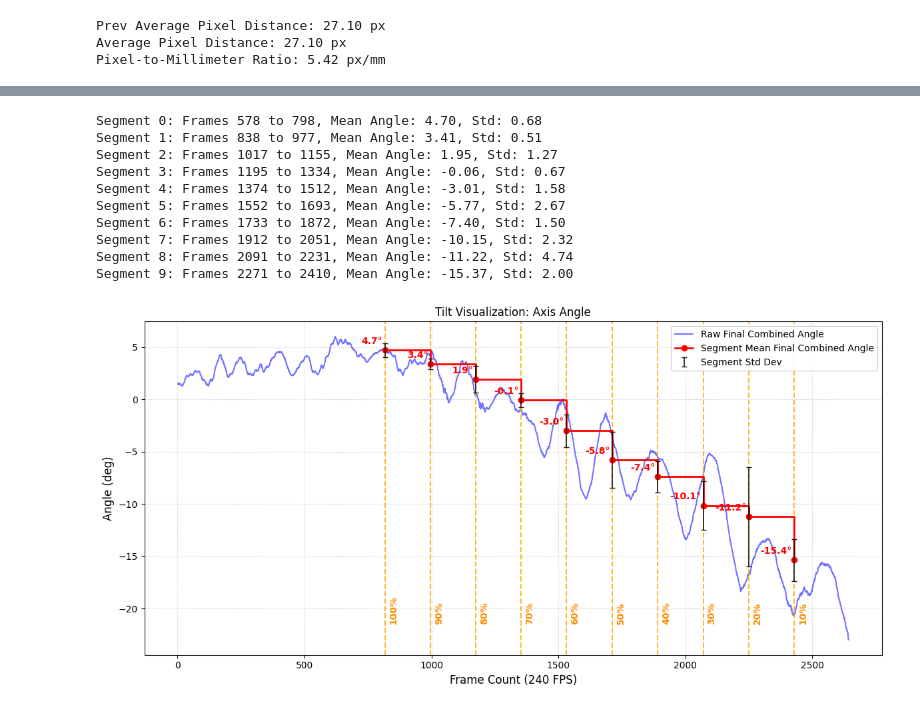
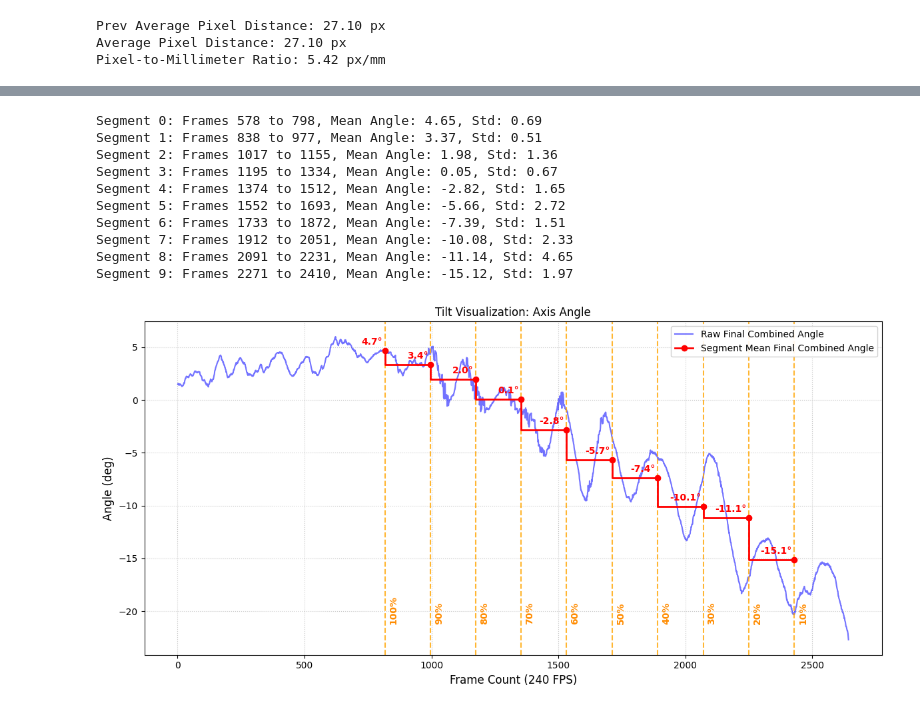
Before and after one commit to YingK8/FlyingRobotsLinLiweiLab, a Jupyter notebook: writeup/double.ipynb, the cells around one changed output, grey strips where cells are left out. Drawn from its saved outputs; the diff is of its cells as text; code cells hidden in the pictures.

```diff
--- a/writeup/double.ipynb
+++ b/writeup/double.ipynb
@@ -160,8 +160,8 @@ import pandas as pd
 import PIL.Image
 from IPython.display import display, clear_output
 
-# Area-based tilt reference
-A0 = None
+# Minor-axis tilt reference
+l0 = None
 
 while True:
     ret, frame = cap.read()
@@ -186,7 +186,7 @@ while True:
     prev_brightness = current_brightness
 
     # 3. Disconnect thin strings/sticks using Morphological Opening
-    kernel = cv2.getStructuringElement(cv2.MORPH_ELLIPSE, (11,11))
+    kernel = cv2.getStructuringElement(cv2.MORPH_ELLIPSE, (12,12))
     clean_mask = cv2.morphologyEx(binary, cv2.MORPH_OPEN, kernel)
 
     # 4. Find contours and strictly keep only the largest one
@@ -236,19 +236,17 @@ while True:
                 major_len = float(proj_major.max() - proj_major.min())
                 minor_len = float(proj_minor.max() - proj_minor.min())
 
-                # Fix A0 to the first valid contour area (no running calibration)
-                if A0 is None and contour_area > 0:
-                    A0 = float(contour_area)
-                # elif A0 > contour_area:
-                #     A0 = float(contour_area)
+                # Initialize l0 from the first valid PCA minor-axis length
+                if l0 is None and minor_len > 0:
+                    l0 = float(minor_len)
 
-                # Growth-aware area tilt: if A grows with tilt, use A0/A so angle rises (not clamps to 0)
-                ratio_area = min(max(A0 / contour_area, 0.0), 1.0) if A0 and contour_area > 0 else 1.0
-                angle_rad_minor = math.acos(ratio_area)
+                # PCA foreshortening tilt from minor axis: theta = acos(l / l0)
+                ratio_minor = min(max(minor_len / l0, 0.0), 1.0) if l0 and l0 > 0 else 1.0
+                angle_rad_minor = math.acos(ratio_minor)
                 angle_deg_minor = math.degrees(angle_rad_minor)
-                print(f"A0: {A0:.2f} px^2 | A: {contour_area:.2f} px^2 | ratio(A0/A): {ratio_area:.4f}")
+                print(f"l0: {l0:.2f} px | l: {minor_len:.2f} px | ratio(l/l0): {ratio_minor:.4f}")
 
-                # Normalize angles for readable output
+# Normalize angles for readable output
                 if angle_deg_major > 90: angle_deg_major -= 180
                 elif angle_deg_major < -90: angle_deg_major += 180
 
@@ -391,47 +389,45 @@ for i, time in enumerate(brightness_frames):
 plt.figure(figsize=(12, 6))
 plt.plot(df['frame'], df[angle_col], 'b-', alpha=0.55, label='Raw Final Combined Angle')
 
 y_min, y_max = df[angle_col].min(), df[angle_col].max()
 y_range = y_max - y_min
 
 for i, bt in enumerate(brightness_frames):
     plt.axvline(bt, color='orange', linestyle='--', alpha=0.8)
     percentage_str = f'{100 - i*10}%'
     plt.text(bt + 15, y_min + y_range * 0.05, percentage_str,
              color='darkorange', rotation=90, va='bottom', ha='left',
              fontweight='bold', fontsize=10)
 
-step_frames = [bt - segment_buffer for bt in brightness_frames]
-
-plt.plot(step_frames, mean_segment_angles, 'ro-', drawstyle='steps-pre',
+plt.plot(brightness_frames, mean_segment_angles, 'ro-', drawstyle='steps-pre',
          linewidth=2, markersize=6, label='Segment Mean Final Combined Angle')
 
 # Error bars from per-segment variance (std dev)
-plt.errorbar(brightness_frames, mean_segment_angles, yerr=segment_std_angles, fmt='none',
-             ecolor='black', elinewidth=1.2, capsize=3, alpha=0.9,
-             label='Segment Std Dev')
+# plt.errorbar(brightness_frames, mean_segment_angles, yerr=segment_std_angles, fmt='none',
+#              ecolor='black', elinewidth=1.2, capsize=3, alpha=0.9,
+#              label='Segment Std Dev')
 
 for bt, mean_angle in zip(brightness_frames, mean_segment_angles):
     if pd.notna(mean_angle):
         plt.text(bt - 10, mean_angle + (y_range * 0.02), f"{mean_angle:.1f}°",
                  color='red', fontweight='bold', fontsize=10, ha='right')
 
 plt.title('Tilt Visualization: Axis Angle')
 plt.xlabel('Frame Count (240 FPS)', fontsize=12)
 plt.ylabel('Angle (deg)', fontsize=12)
 plt.legend(loc='upper right', framealpha=0.9)
 plt.grid(True, linestyle=':', alpha=0.7)
 plt.tight_layout()
 plt.show()
 # %% [output]
-Segment 0: Frames 578 to 798, Mean Angle: 4.70, Std: 0.68
-Segment 1: Frames 838 to 977, Mean Angle: 3.41, Std: 0.51
-Segment 2: Frames 1017 to 1155, Mean Angle: 1.95, Std: 1.27
-Segment 3: Frames 1195 to 1334, Mean Angle: -0.06, Std: 0.67
-Segment 4: Frames 1374 to 1512, Mean Angle: -3.01, Std: 1.58
-Segment 5: Frames 1552 to 1693, Mean Angle: -5.77, Std: 2.67
-Segment 6: Frames 1733 to 1872, Mean Angle: -7.40, Std: 1.50
-Segment 7: Frames 1912 to 2051, Mean Angle: -10.15, Std: 2.32
-Segment 8: Frames 2091 to 2231, Mean Angle: -11.22, Std: 4.74
-Segment 9: Frames 2271 to 2410, Mean Angle: -15.37, Std: 2.00
+Segment 0: Frames 578 to 798, Mean Angle: 4.65, Std: 0.69
+Segment 1: Frames 838 to 977, Mean Angle: 3.37, Std: 0.51
+Segment 2: Frames 1017 to 1155, Mean Angle: 1.98, Std: 1.36
+Segment 3: Frames 1195 to 1334, Mean Angle: 0.05, Std: 0.67
+Segment 4: Frames 1374 to 1512, Mean Angle: -2.82, Std: 1.65
+Segment 5: Frames 1552 to 1693, Mean Angle: -5.66, Std: 2.72
+Segment 6: Frames 1733 to 1872, Mean Angle: -7.39, Std: 1.51
+Segment 7: Frames 1912 to 2051, Mean Angle: -10.08, Std: 2.33
+Segment 8: Frames 2091 to 2231, Mean Angle: -11.14, Std: 4.65
+Segment 9: Frames 2271 to 2410, Mean Angle: -15.12, Std: 1.97
-[figure, old version]
+[figure, new version]
```
Also changed, not shown: parts of 1 cell of this notebook, 2 other files.
